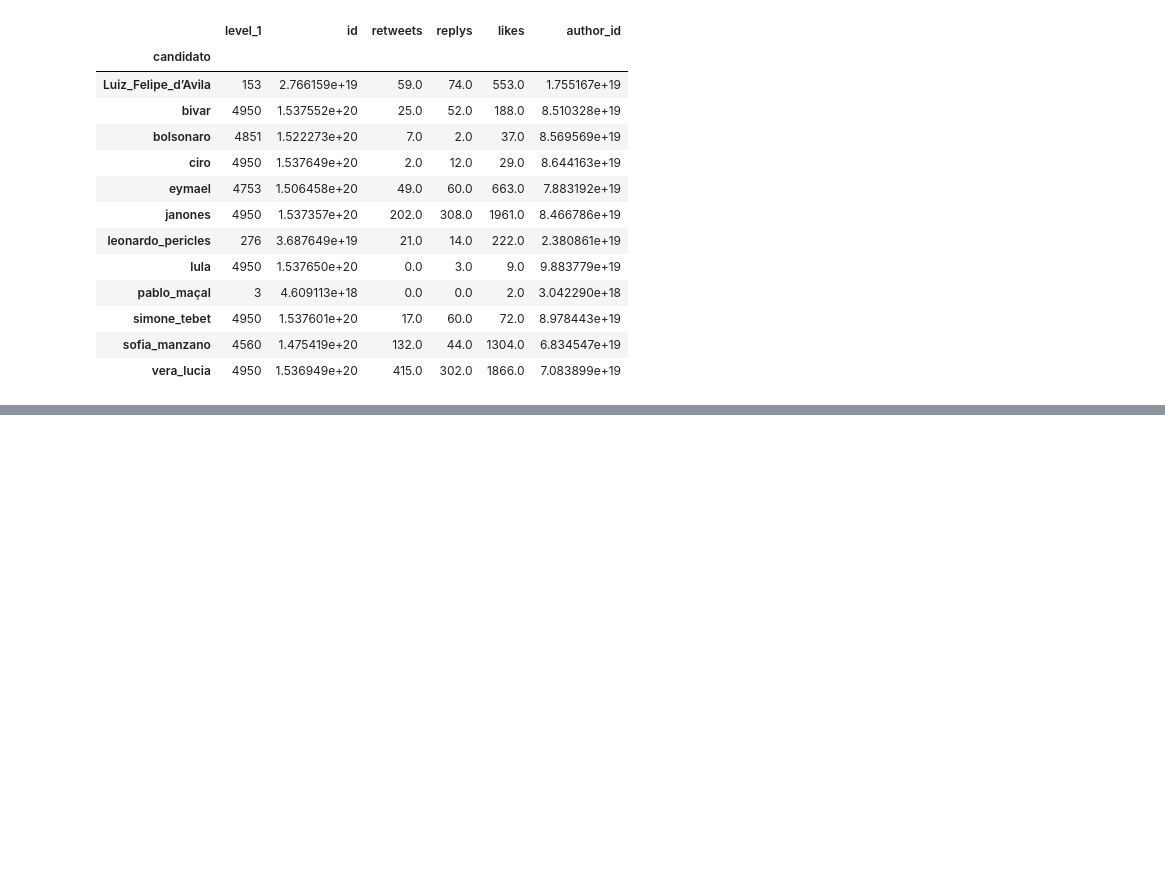
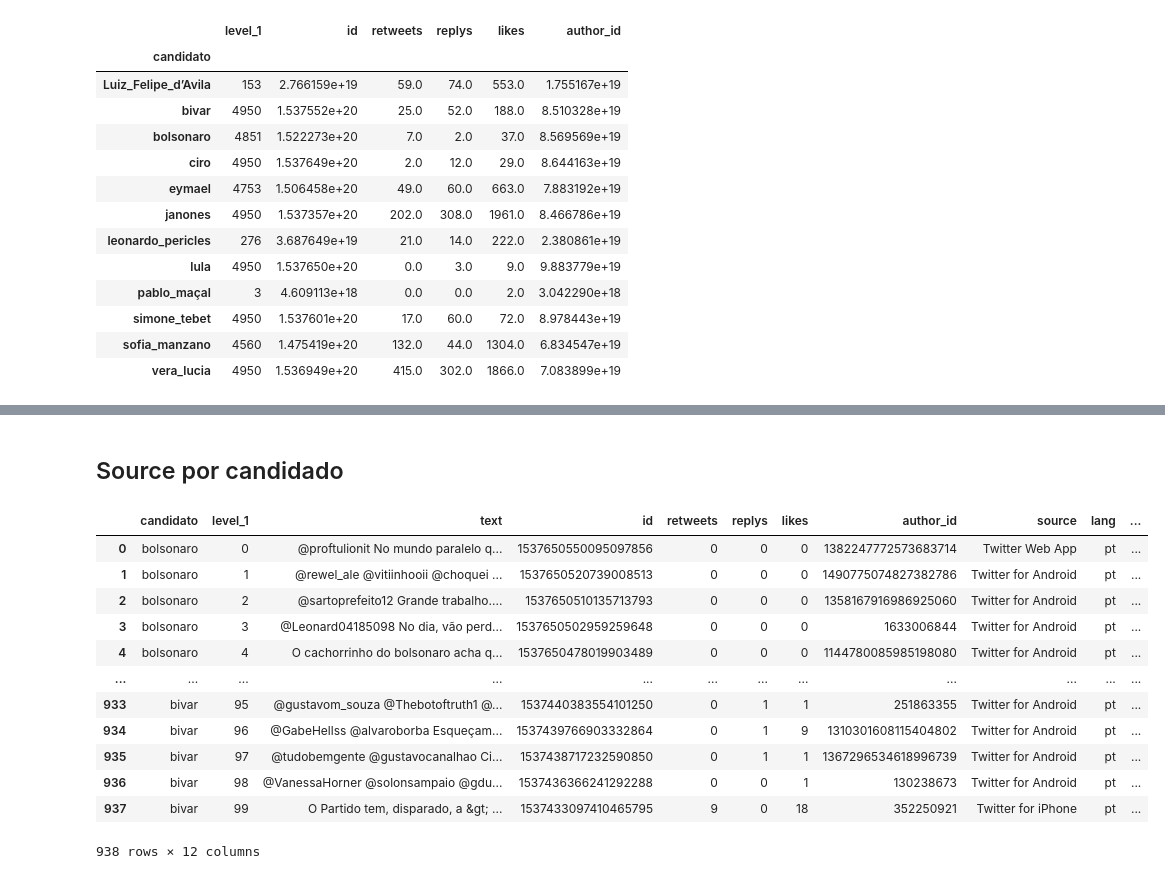
Before and after one commit to EduardoTTristao/analise-de-sentimento-politico-pelo-twitter, a Jupyter notebook: analise-de-sentimento-politico-pelo-twitter/data_analysis.ipynb, the cells around one changed output, grey strips where cells are left out. Saved outputs shown, nothing was run; the diff lists cells and outputs as text; code cells hidden in the pictures; blank space fills up the shorter version.

```diff
--- a/analise-de-sentimento-politico-pelo-twitter/data_analysis.ipynb
+++ b/analise-de-sentimento-politico-pelo-twitter/data_analysis.ipynb
@@ -415,0 +579,20 @@ df
+# %% [markdown]
+## Source por candidado
+# %%
+path = "dados/ultimos_100_tweets/"
+df = df_all_folder(path, local=False)
+df
+# %% [output]
+|  | candidato | level_1 | text | id | retweets | replys | likes | author_id | source | lang | ... |
+| 0 | bolsonaro | 0 | @proftulionit No mundo paralelo q... | 1537650550095097856 | 0 | 0 | 0 | 1382247772573683714 | Twitter Web App | pt | ... |
+| 1 | bolsonaro | 1 | @rewel_ale @vitiinhooii @choquei ... | 1537650520739008513 | 0 | 0 | 0 | 1490775074827382786 | Twitter for Android | pt | ... |
+| 2 | bolsonaro | 2 | @sartoprefeito12 Grande trabalho.... | 1537650510135713793 | 0 | 0 | 0 | 1358167916986925060 | Twitter for Android | pt | ... |
+| 3 | bolsonaro | 3 | @Leonard04185098 No dia, vão perd... | 1537650502959259648 | 0 | 0 | 0 | 1633006844 | Twitter for Android | pt | ... |
+| 4 | bolsonaro | 4 | O cachorrinho do bolsonaro acha q... | 1537650478019903489 | 0 | 0 | 0 | 1144780085985198080 | Twitter for Android | pt | ... |
+| ... | ... | ... | ... | ... | ... | ... | ... | ... | ... | ... | ... |
+| 933 | bivar | 95 | @gustavom_souza @Thebotoftruth1 @... | 1537440383554101250 | 0 | 1 | 1 | 251863355 | Twitter for Android | pt | ... |
+| 934 | bivar | 96 | @GabeHellss @alvaroborba Esqueçam... | 1537439766903332864 | 0 | 1 | 9 | 1310301608115404802 | Twitter for Android | pt | ... |
+| 935 | bivar | 97 | @tudobemgente @gustavocanalhao Ci... | 1537438717232590850 | 0 | 1 | 1 | 1367296534618996739 | Twitter for Android | pt | ... |
+| 936 | bivar | 98 | @VanessaHorner @solonsampaio @gdu... | 1537436366241292288 | 0 | 0 | 1 | 130238673 | Twitter for Android | pt | ... |
+| 937 | bivar | 99 | O Partido tem, disparado, a &gt; ... | 1537433097410465795 | 9 | 0 | 18 | 352250921 | Twitter for iPhone | pt | ... |
+938 rows × 12 columns
```
Also changed, not shown: parts of 17 cells of this notebook.
